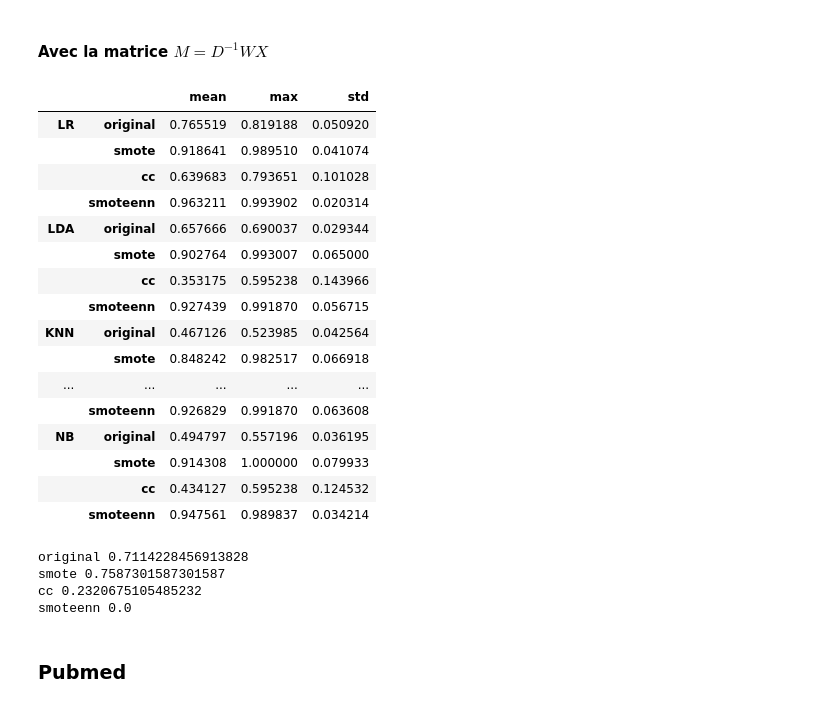
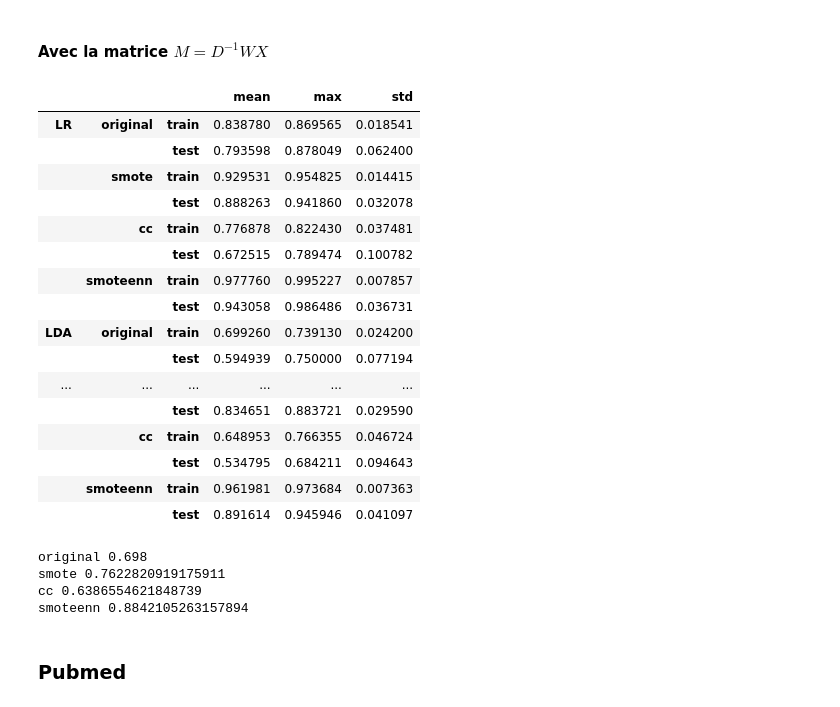
Before and after one commit to ybenabed/supervied_learning_MLDS2021, a Jupyter notebook: papers_classification.ipynb, the cells around one changed output. Cells and saved outputs as stored; diff of their text form; code cells hidden in the pictures.

```diff
--- a/papers_classification.ipynb
+++ b/papers_classification.ipynb
@@ -415,27 +475,28 @@ for name, method in methods.items():
 # %%
-cora_M_results = pd.DataFrame.from_dict({(i,j): methods[i]['results'][j]
+cora_M_results = pd.DataFrame.from_dict({(i,j,k): methods[i]['results'][j][k]
                   for i in methods.keys()
-                  for j in methods[i]['results'].keys()},
+                  for j in methods[i]['results'].keys()
+                  for k in methods[i]['results'][j].keys()},
               orient='index')
 cora_M_results
 # %% [output]
-|  |  | mean | max | std |
-| LR | original | 0.765519 | 0.819188 | 0.050920 |
-|  | smote | 0.918641 | 0.989510 | 0.041074 |
-|  | cc | 0.639683 | 0.793651 | 0.101028 |
-|  | smoteenn | 0.963211 | 0.993902 | 0.020314 |
-| LDA | original | 0.657666 | 0.690037 | 0.029344 |
-|  | smote | 0.902764 | 0.993007 | 0.065000 |
-|  | cc | 0.353175 | 0.595238 | 0.143966 |
-|  | smoteenn | 0.927439 | 0.991870 | 0.056715 |
-| KNN | original | 0.467126 | 0.523985 | 0.042564 |
-|  | smote | 0.848242 | 0.982517 | 0.066918 |
-| ... | ... | ... | ... | ... |
-|  | smoteenn | 0.926829 | 0.991870 | 0.063608 |
-| NB | original | 0.494797 | 0.557196 | 0.036195 |
-|  | smote | 0.914308 | 1.000000 | 0.079933 |
-|  | cc | 0.434127 | 0.595238 | 0.124532 |
-|  | smoteenn | 0.947561 | 0.989837 | 0.034214 |
+|  |  |  | mean | max | std |
+| LR | original | train | 0.838780 | 0.869565 | 0.018541 |
+|  |  | test | 0.793598 | 0.878049 | 0.062400 |
+|  | smote | train | 0.929531 | 0.954825 | 0.014415 |
+|  |  | test | 0.888263 | 0.941860 | 0.032078 |
+|  | cc | train | 0.776878 | 0.822430 | 0.037481 |
+|  |  | test | 0.672515 | 0.789474 | 0.100782 |
+|  | smoteenn | train | 0.977760 | 0.995227 | 0.007857 |
+|  |  | test | 0.943058 | 0.986486 | 0.036731 |
+| LDA | original | train | 0.699260 | 0.739130 | 0.024200 |
+|  |  | test | 0.594939 | 0.750000 | 0.077194 |
+| ... | ... | ... | ... | ... | ... |
+|  |  | test | 0.834651 | 0.883721 | 0.029590 |
+|  | cc | train | 0.648953 | 0.766355 | 0.046724 |
+|  |  | test | 0.534795 | 0.684211 | 0.094643 |
+|  | smoteenn | train | 0.961981 | 0.973684 | 0.007363 |
+|  |  | test | 0.891614 | 0.945946 | 0.041097 |
 # %%
 X_data, Y_data = cora_X, cora_labels
 X_smote, Y_smote = cora_M_smote, cora_labels_Msmote
@@ -444,16 +505,15 @@ X_smoteenn, Y_smoteenn = cora_M_smoteenn, cora_labels_Msmoteenn
 # %%
 results = {}
 for name, (X, Y) in all_data.items():
-  test_count = int(X.shape[0] * 0.15)
-  X_train, Y_train, X_test, Y_test = X[:-test_count], Y[:-test_count], X[-test_count:], Y[-test_count:]
+  X_train, X_test, Y_train, Y_test = train_test_split(X, Y, test_size=0.15, random_state=123)
   GBC = GradientBoostingClassifier(n_estimators=100).fit(X_train, Y_train)
   results[name] = GBC.score(X_test, Y_test)
   print(name, results[name])
 # %% [output]
-original 0.7114228456913828
-smote 0.7587301587301587
-cc 0.2320675105485232
-smoteenn 0.0
+original 0.698
+smote 0.7622820919175911
+cc 0.6386554621848739
+smoteenn 0.8842105263157894
 # %% [markdown]
 ### Pubmed
 # %% [markdown]
```
Also changed, not shown: parts of 21 cells of this notebook.
